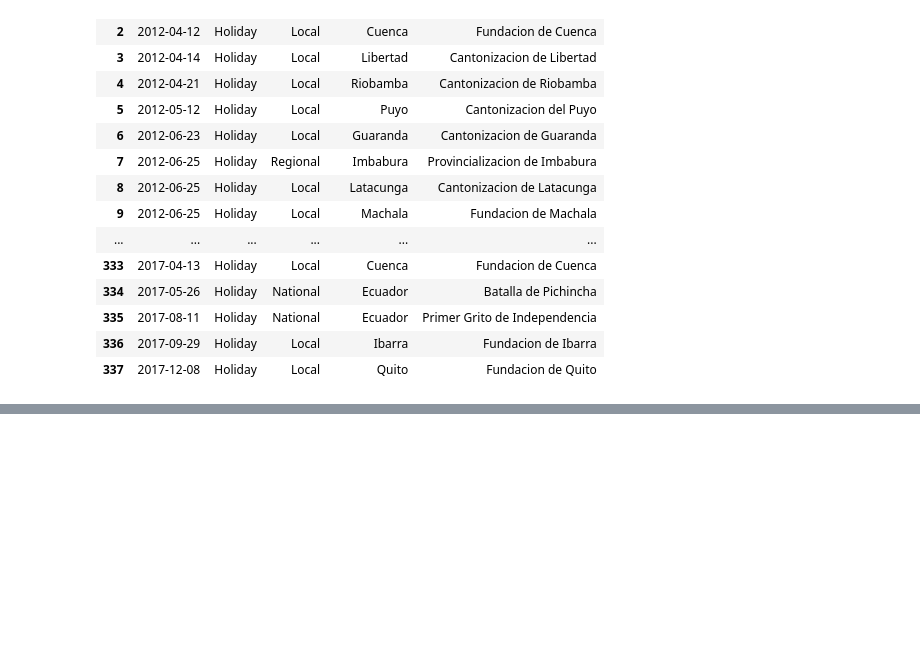
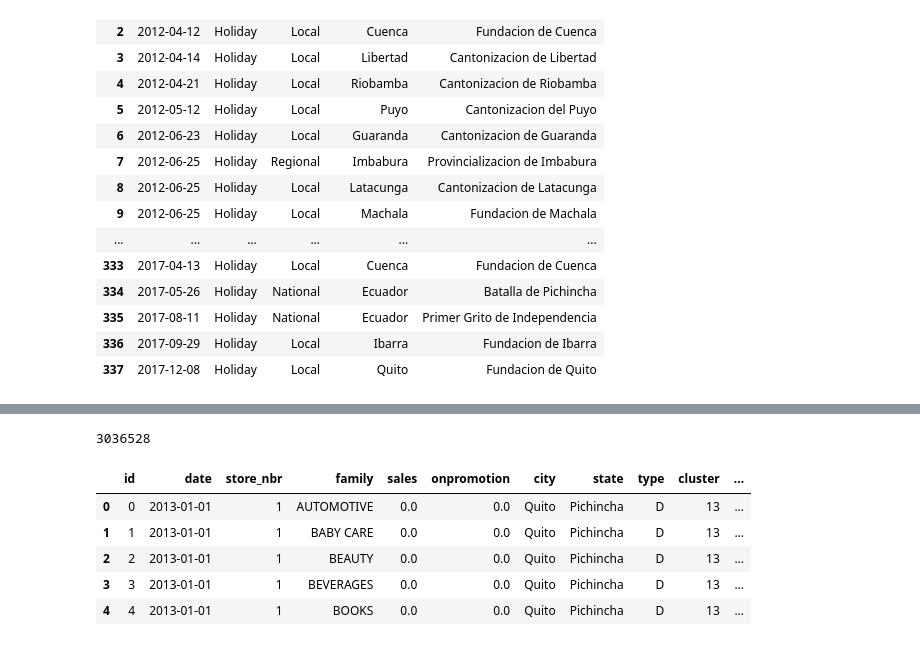
Before and after one commit to IvkovicDanica/Store-sales-time-series, a Jupyter notebook: prep.ipynb, the cells around one changed output, grey strips where cells are left out. Saved outputs shown, nothing was run; the diff lists cells and outputs as text; code cells hidden in the pictures; blank space fills up the shorter version.

Commit message:
merged datasets

```diff
--- a/prep.ipynb
+++ b/prep.ipynb
@@ -168,11 +171,17 @@ holidays
 | 337 | 2017-12-08 | Holiday | Local | Quito | Fundacion de Quito |
 338 rows × 5 columns
 # %%
+import re
 #TYPE: Additional
 
 #have the same name as regular holiday but with + or - number
 #removing +-number
-holidays["description"] = holidays["description"].str.replace("-", "").str.replace("+", "").str.replace('\d+', '')
+def clean_description(desc):
+    desc = re.sub(r'[+-]', '', desc)  # Remove + and -
+    desc = re.sub(r'\d+', '', desc)  # Remove digits
+    return desc
+
+holidays["description"] = holidays["description"].apply(clean_description)
 
 #TYPE: Bridge
 
@@ -182,8 +191,9 @@ holidays["description"] = holidays["description"].str.replace("Puente ", "")
 # %%
 #TYPE: Work Day
 
-#work days are not actually holidays, they are just days that you wouldn't regularly work on but now you do
+#work days are not actually holidays, they are just days that you wouldn't regularly work on but now you do (saturdays)
 #removing them
+work_days=holidays[holidays['type']=='Work Day']
 holidays=holidays[holidays['type']!='Work Day']
 # %%
 #TYPE: Event
@@ -213,0 +244,4 @@ holidays
+# %%
+#concating train and test to add additional columns
+df = pd.concat([train, test]).reset_index(drop=True)
+df['id']=np.arange(0,df.shape[0])
@@ -213,0 +266,4 @@ holidays
+# %%
+#Adding stores data
+df=pd.merge(df,stores)
+df.head()
@@ -213,0 +277,20 @@ holidays
+# %%
+df.shape[0]
+# %% [output]
+3036528
+# %%
+#Adding holidays data
+
+#work days
+work_days=work_days[['date','type']].rename(columns={'type':'work_day'}).reset_index(drop=True)
+work_days.work_day=work_days.work_day.notna().astype(int)
+df=pd.merge(df,work_days, how='left', on='date')
+df['work_day']=df['work_day'].fillna(0).astype(int)
+df.head()
+# %% [output]
+|  | id | date | store_nbr | family | sales | onpromotion | city | state | type | cluster | ... |
+| 0 | 0 | 2013-01-01 | 1 | AUTOMOTIVE | 0.0 | 0.0 | Quito | Pichincha | D | 13 | ... |
+| 1 | 1 | 2013-01-01 | 1 | BABY CARE | 0.0 | 0.0 | Quito | Pichincha | D | 13 | ... |
+| 2 | 2 | 2013-01-01 | 1 | BEAUTY | 0.0 | 0.0 | Quito | Pichincha | D | 13 | ... |
+| 3 | 3 | 2013-01-01 | 1 | BEVERAGES | 0.0 | 0.0 | Quito | Pichincha | D | 13 | ... |
+| 4 | 4 | 2013-01-01 | 1 | BOOKS | 0.0 | 0.0 | Quito | Pichincha | D | 13 | ... |
```
Also changed, not shown: parts of 29 cells of this notebook, 1 other file.
